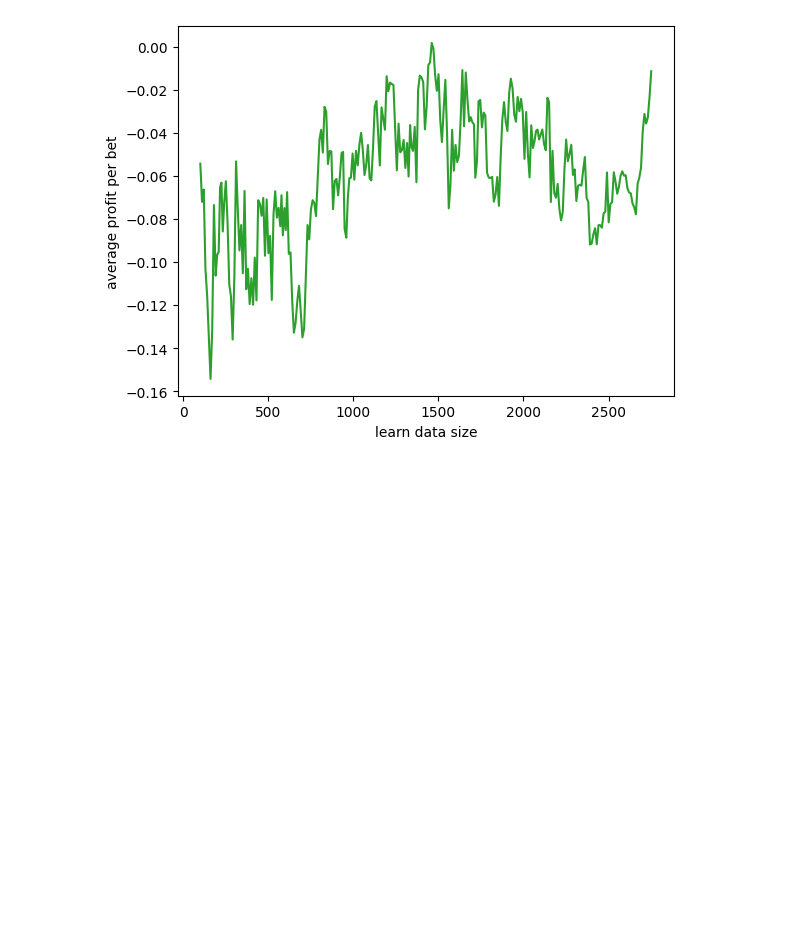
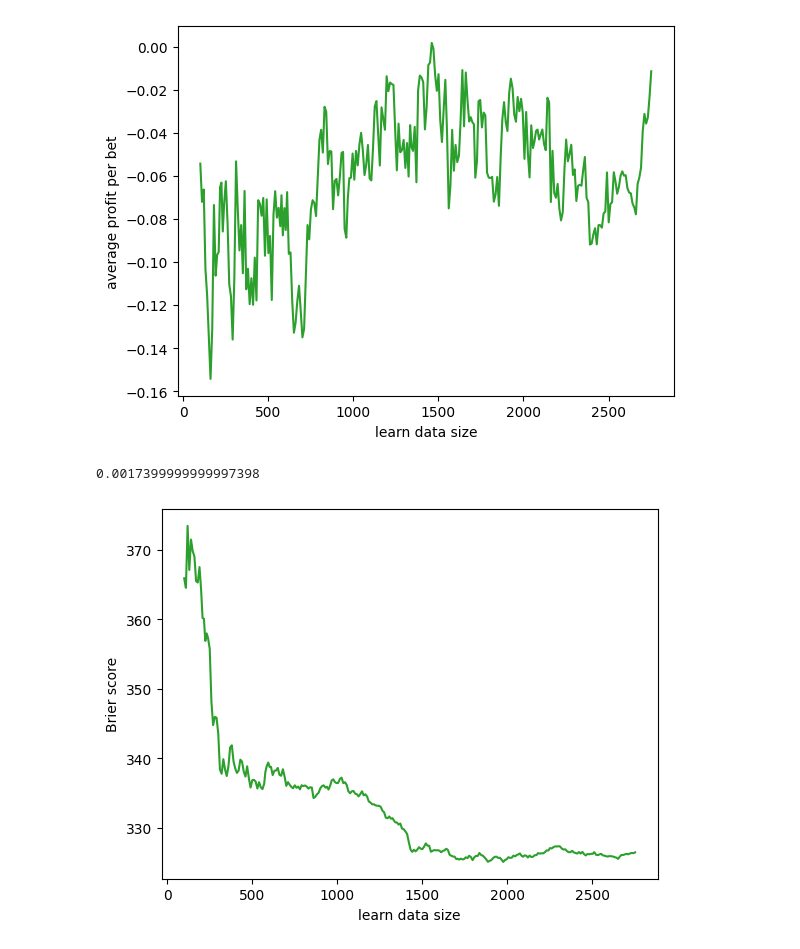
Before and after one commit to majbc1999/ml-in-football-analysis, a Jupyter notebook: analysis/result_analysis.ipynb, the cells around one changed output. Saved outputs shown, nothing was run; the diff lists cells and outputs as text; code cells hidden in the pictures; blank space fills up the shorter version.

Commit message:
Added plot that shows Brier relation to data size

```diff
--- a/analysis/result_analysis.ipynb
+++ b/analysis/result_analysis.ipynb
@@ -242,3 +242,18 @@ plt.savefig('plots/profit-data_size.png')
 plt.show()
 # %% [output]
 [figure]
+# %%
+max(data_size_analysis['profit'])
+# %% [output]
+0.0017399999999997398
+# %%
+plt.figure('brier-data_size')
+plt.plot(data_size_analysis['data size'], data_size_analysis['Brier score'], c='tab:green')
+#plt.title('Profit in relation to k for k-nearest neighbours model')
+plt.xlabel('learn data size')
+plt.ylabel('Brier score')
+#plt.ylim((-0.13, 0))
+plt.savefig('plots/brier-data_size.png')
+plt.show()
+# %% [output]
+[figure, added]
```
Also changed, not shown: 1 other file.
